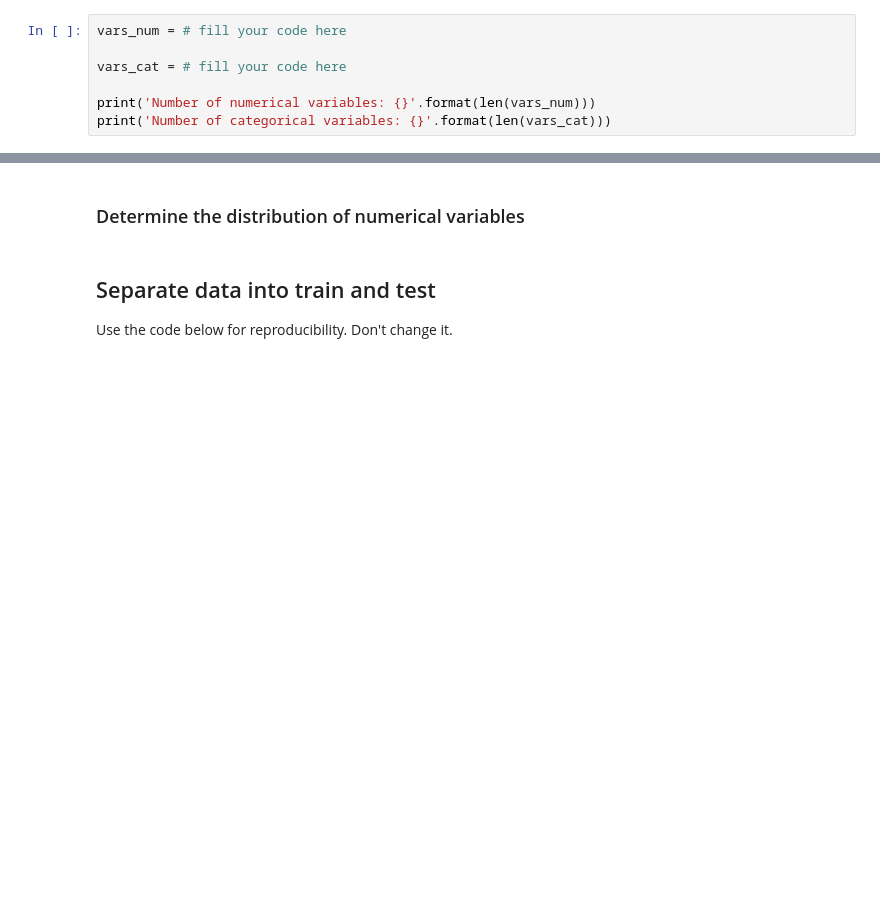
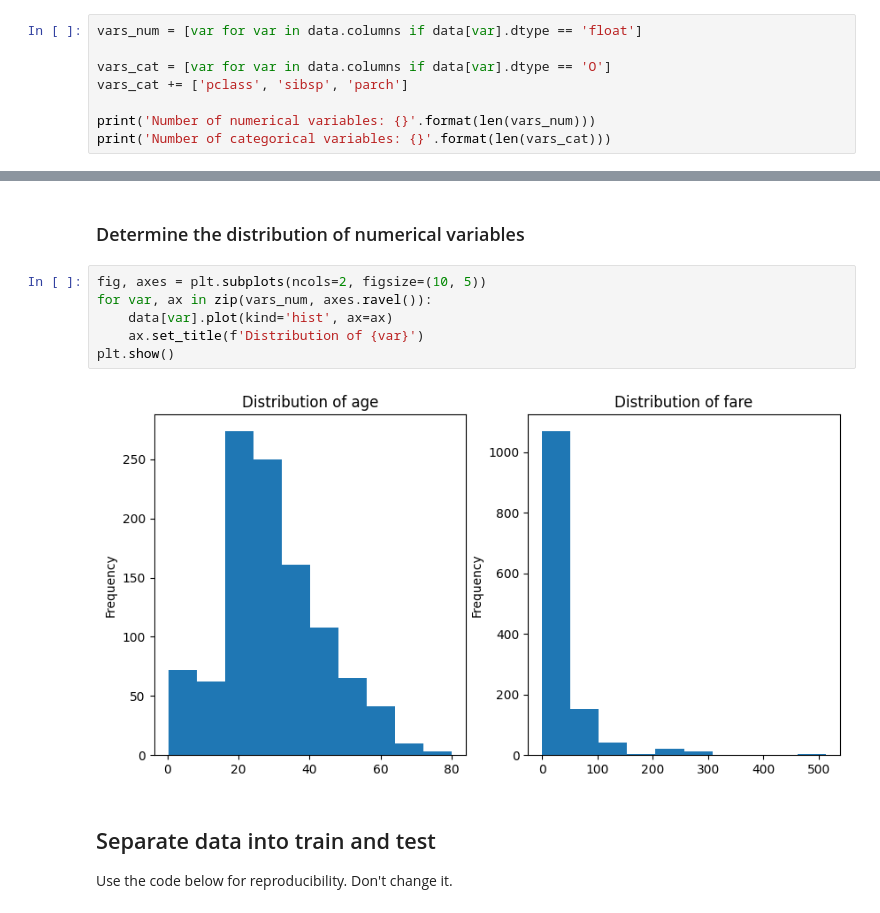
Before and after one commit to trainindata/deploying-machine-learning-models, a Jupyter notebook: section-04-research-and-development/titanic-assignment/01-predicting-survival-titanic-assignement.ipynb, the cells around one changed output, grey strips where cells are left out. Cells and saved outputs as stored; diff of their text form; blank space fills up the shorter version.

```diff
--- a/section-04-research-and-development/titanic-assignment/01-predicting-survival-titanic-assignement.ipynb
+++ b/section-04-research-and-development/titanic-assignment/01-predicting-survival-titanic-assignement.ipynb
@@ -114,9 +117,10 @@ data.to_csv('titanic.csv', index=False)
 # %%
 target = 'survived'
 # %%
-vars_num = # fill your code here
+vars_num = [var for var in data.columns if data[var].dtype == 'float']
 
-vars_cat = # fill your code here
+vars_cat = [var for var in data.columns if data[var].dtype == 'O']
+vars_cat += ['pclass', 'sibsp', 'parch']
 
 print('Number of numerical variables: {}'.format(len(vars_num)))
 print('Number of categorical variables: {}'.format(len(vars_cat)))
@@ -131,5 +164,13 @@ print('Number of categorical variables: {}'.format(len(vars_cat)))
 # %% [markdown]
 ### Determine the distribution of numerical variables
+# %%
+fig, axes = plt.subplots(ncols=2, figsize=(10, 5))
+for var, ax in zip(vars_num, axes.ravel()):
+    data[var].plot(kind='hist', ax=ax)
+    ax.set_title(f'Distribution of {var}')
+plt.show()
+# %% [output]
+[figure, added]
 # %% [markdown]
 ## Separate data into train and test
 
```
Also changed, not shown: parts of 20 cells of this notebook, 11 other files.
